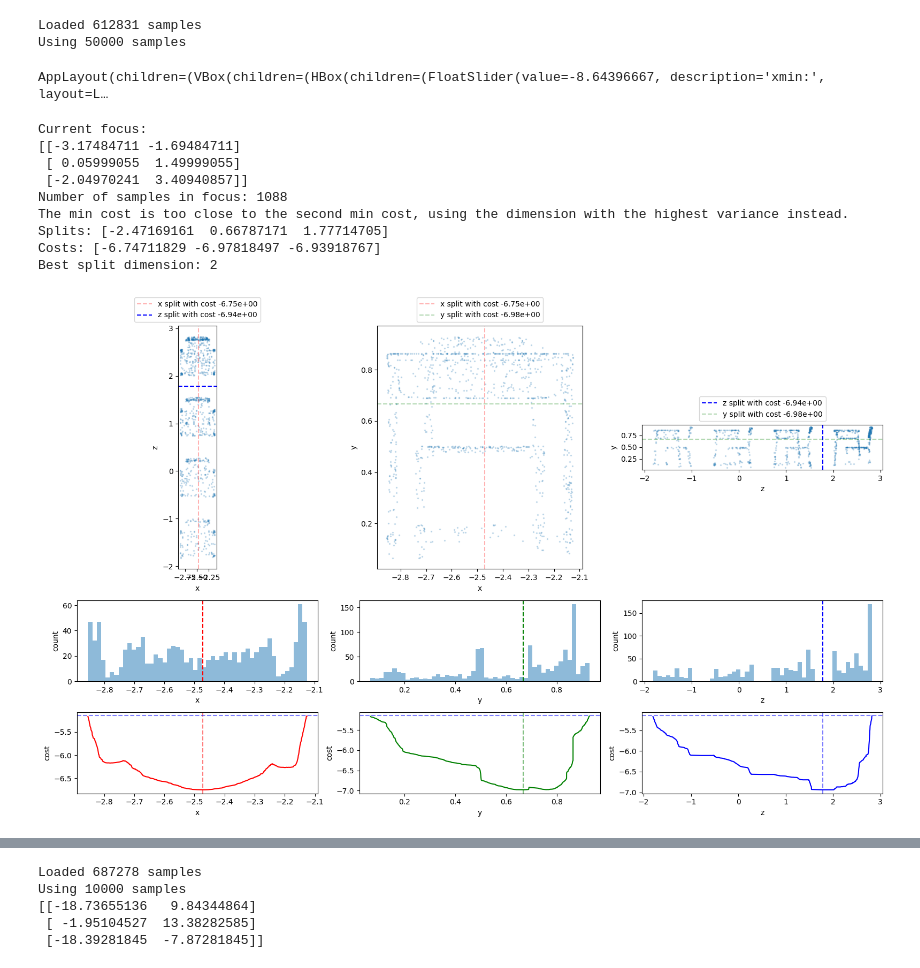
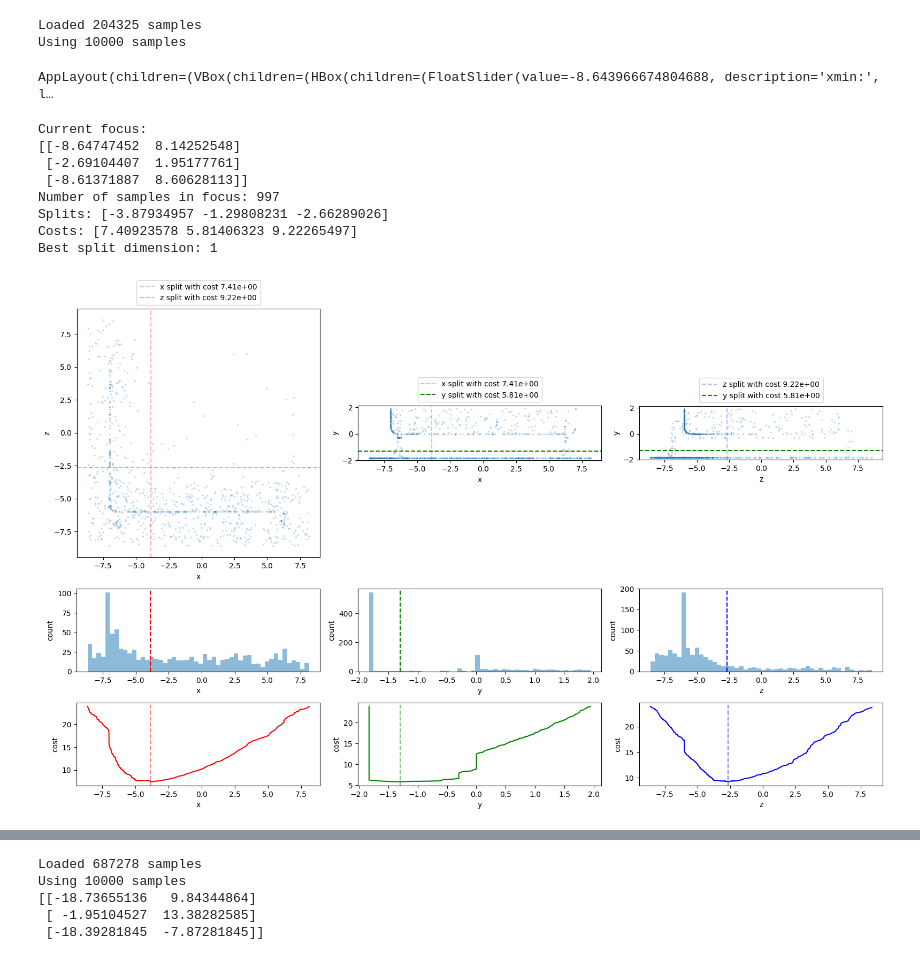
Before and after one commit to JamesZFS/thesis_experiments, a Jupyter notebook: vs.ipynb, the cells around one changed output, grey strips where cells are left out. Cells and saved outputs as stored; diff of their text form; code cells hidden in the pictures.

```diff
--- a/vs.ipynb
+++ b/vs.ipynb
@@ -205,9 +217,9 @@ def cost_curve_all(data, gamma=1, lambd=1e-3, min_samples_per_side=2):
 # %%
 # Covariance-based
 def child_cost(data):
-    cov = clamp_up(np.cov(data, rowvar=False, ddof=1), epsilon)
+    cov = np.cov(data, rowvar=False, ddof=1)
     # return np.sqrt(np.maximum(np.linalg.det(cov), 0))   # volume of the skewed ellipsoid
-    return np.log(np.maximum(np.linalg.det(cov), 0))   # entropy of the MLE Gaussian
+    return np.log(np.maximum(robust_det(cov, 1e-3), epsilon))   # entropy of the MLE Gaussian
 
 def cost_at_split(data, split, dim, gamma=1):
     left = data[data[:,dim] < split]
@@ -245,13 +257,13 @@ def variance_scan_welford(data, dim, gamma=1, min_samples_per_side=2):
     best_index = None
     for i in range(min_samples_per_side, N - min_samples_per_side + 1):
         x = data[i]
-        lCov = clamp_up(lC / (i-1), epsilon)
-        rCov = clamp_up(rC / (N-i-1), epsilon)
+        lCov = lC / (i-1)
+        rCov = rC / (N-i-1)
 
         # lCost = np.sqrt(np.maximum(np.linalg.det(lCov), 0))
         # rCost = np.sqrt(np.maximum(np.linalg.det(rCov), 0))
-        lCost = np.log(np.maximum(np.linalg.det(lCov), epsilon))
-        rCost = np.log(np.maximum(np.linalg.det(rCov), epsilon))
+        lCost = np.log(np.maximum(robust_det(lCov, 1e-3), epsilon))
+        rCost = np.log(np.maximum(robust_det(rCov, 1e-3), epsilon))
         cost = (i/N)**gamma * lCost + ((N-i)/N)**gamma * rCost
         if cost < best_cost:
             best_cost = cost
@@ -294,13 +306,13 @@ def cost_curve(data, dim, gamma=1, min_samples_per_side=2):
     rC = np.cov(data[min_samples_per_side:], rowvar=False, ddof=0) * (N - min_samples_per_side)
     for i in range(min_samples_per_side, N - min_samples_per_side + 1):
         x = data[i]
-        lCov = clamp_up(lC / (i-1), epsilon)
-        rCov = clamp_up(rC / (N-i-1), epsilon)
+        lCov = lC / (i-1)
+        rCov = rC / (N-i-1)
 
         # lCost = np.sqrt(np.maximum(np.linalg.det(lCov), 0))
         # rCost = np.sqrt(np.maximum(np.linalg.det(rCov), 0))
-        lCost = np.log(np.maximum(np.linalg.det(lCov), epsilon))
-        rCost = np.log(np.maximum(np.linalg.det(rCov), epsilon))
+        lCost = np.log(np.maximum(robust_det(lCov, 1e-3), epsilon))
+        rCost = np.log(np.maximum(robust_det(rCov, 1e-3), epsilon))
         costs[i] = (i/N)**gamma * lCost + ((N-i)/N)**gamma * rCost
 
         # Update statistics
@@ -444,14 +484,21 @@ def load_samples(sample_dir, iteration, max_num_samples=10000):
     print(f"Using {num_samples} samples")
     return position, direction, weight
 
-# sample_dir = "data/torus-samples-vs3d"
-position, direction, weight = load_samples("data/classroom-samples-vs3d", 2, 50000)
-# position[:, 1] *= -1
-# direction[:, 1] *= -1
-roi = None
+position, direction, weight = load_samples("data/cbox-empty-samples-vs3d", 2, 10000)
+# sample_dir = "data/pbrt-book"
+# position = np.load(f"{sample_dir}/position-2.npy")
+# selected_indices = np.random.choice(position.shape[0], 10000, replace=False)
+# position = position[selected_indices]
+# weight = np.ones((position.shape[0],))
+roi = np.array([
+    [-0.99, 0],
+    [0.81, 1.999],
+    [-1.1, -0.9],
+])
+# roi = np.stack([position.min(axis=0), position.max(axis=0)], axis=1)
 # %% [output]
-Loaded 612831 samples
-Using 50000 samples
+Loaded 204325 samples
+Using 10000 samples
 # %%
 %matplotlib widget
 from ipywidgets import AppLayout, FloatSlider, VBox, HBox
@@ -519,7 +566,7 @@ AppLayout(
     footer=VBox([HBox([slider_xmin, slider_xmax]), HBox([slider_ymin, slider_ymax]), HBox([slider_zmin, slider_zmax])]),
 )
 # %% [output]
-AppLayout(children=(VBox(children=(HBox(children=(FloatSlider(value=-8.64396667, description='xmin:', layout=L…
+AppLayout(children=(VBox(children=(HBox(children=(FloatSlider(value=-8.643966674804688, description='xmin:', l…
 # %%
 # Plot the focused samples, split locations, cost curves, and histograms
 def visualize3D(position, roi, reduction_threshold=0.2, **kwargs):
@@ -528,8 +575,9 @@ def visualize3D(position, roi, reduction_threshold=0.2, **kwargs):
 
     mask = (position[:, 0] >= roi[0, 0]) & (position[:, 0] <= roi[0, 1]) & (position[:, 1] >= roi[1, 0]) & (position[:, 1] <= roi[1, 1]) & (position[:, 2] >= roi[2, 0]) & (position[:, 2] <= roi[2, 1])
     X = position[mask]
-    entropy = np.log(np.maximum(np.linalg.det(clamp_up(np.cov(X, rowvar=False, ddof=1), epsilon)), epsilon))
     print(f"Number of samples in focus: {X.shape[0]}")
+    X = noisy(X, 1e-6)
+    entropy = np.log(np.maximum(robust_det(np.cov(X, rowvar=False, ddof=1), 1e-3), epsilon))
     split_curves, cost_curves = cost_curve_all(X, **kwargs)
     costs = cost_curves.min(axis=1)
     splits = np.array([split_curves[i, cost_curves[i].argmin()] for i in range(3)])
@@ -563,44 +611,43 @@ def visualize3D(position, roi, reduction_threshold=0.2, **kwargs):
 
     for dim, ax in enumerate(axesHist):
         ax.hist(X[:, dim], bins=50, alpha=0.5)
         split = splits[dim]
         dim_name = ['x', 'y', 'z'][dim]
         color = ['r', 'g', 'b'][dim]
         ax.axvline(split, color=color, linestyle='--')
         ax.set_xlabel(dim_name)
         ax.set_ylabel("count")
         ax.set_aspect('auto')
 
     for dim, ax in enumerate(axesCurve):
         split = splits[dim]
         dim_name = ['x', 'y', 'z'][dim]
         color = ['r', 'g', 'b'][dim]
         ax.plot(split_curves[dim], cost_curves[dim], color=color)
         ax.axvline(split, color=color, linestyle='--', alpha=0.5)
-        ax.axhline(entropy, color='blue', linestyle='--', alpha=0.5)
+        # ax.axhline(entropy, color='gray', linestyle='--', alpha=0.5)
         ax.set_xlabel(dim_name)
         ax.set_ylabel("cost")
         ax.set_aspect('auto')
 
     plt.tight_layout()
     plt.show()
 
 plt.close('all')
 %matplotlib inline
 
 # visualize3D(position, roi, gamma=1, lambd=1e-2)
-visualize3D(position, roi, gamma=1)
+visualize3D(position, roi, gamma=1, min_samples_per_side=2)
 # %% [output]
 Current focus:
-[[-3.17484711 -1.69484711]
- [ 0.05999055  1.49999055]
- [-2.04970241  3.40940857]]
-Number of samples in focus: 1088
-The min cost is too close to the second min cost, using the dimension with the highest variance instead.
-Splits: [-2.47169161  0.66787171  1.77714705]
-Costs: [-6.74711829 -6.97818497 -6.93918767]
-Best split dimension: 2
+[[-8.64747452  8.14252548]
+ [-2.69104407  1.95177761]
+ [-8.61371887  8.60628113]]
+Number of samples in focus: 997
+Splits: [-3.87934957 -1.29808231 -2.66289026]
+Costs: [7.40923578 5.81406323 9.22265497]
+Best split dimension: 1
-[figure, old version]
+[figure, new version]
 # %%
 # Batch tests
 plt.close('all')
```
Also changed, not shown: parts of 4 cells of this notebook, 5 other files.
